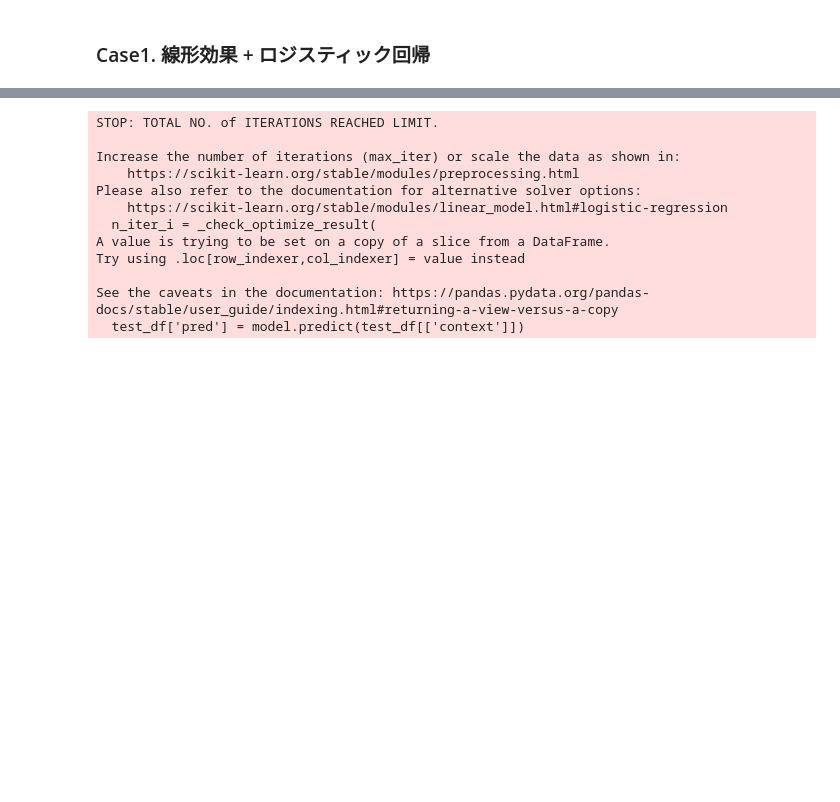
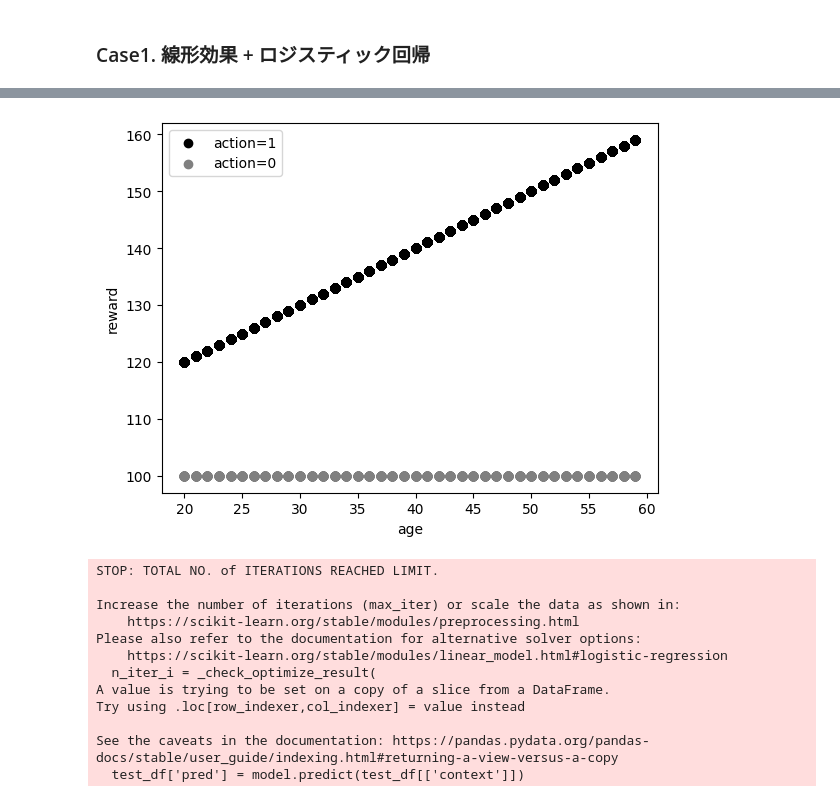
Before and after one commit to yusuke-kayahara/kyhr-study, a Jupyter notebook: code/draft/2409_obp/ipwlearner.ipynb, the cells around one changed output, grey strips where cells are left out. Cells and saved outputs as stored; diff of their text form; code cells hidden in the pictures; blank space fills up the shorter version.

```diff
--- a/code/draft/2409_obp/ipwlearner.ipynb
+++ b/code/draft/2409_obp/ipwlearner.ipynb
@@ -68,6 +69,16 @@ df
 | 19998 | 48 | 48 | 148 | 1 | 0.9 | 164.444444 | 0 |
 | 19999 | 44 | 44 | 144 | 1 | 0.9 | 160.000000 | 0 |
 20000 rows × 7 columns
+# %%
+# contextとrewardのplot
+plt.scatter(df.query('action == 1')['age'], df.query('action == 1')['reward'], c='black', label='action=1')
+plt.scatter(df.query('action == 0')['age'], df.query('action == 0')['reward'], c='grey', label='action=0')
+plt.xlabel('age')
+plt.ylabel('reward')
+plt.legend()
+plt.show()
+# %% [output]
+[figure, added]
 # %%
 train_df = df[df['train_flag'] == 1]
 test_df = df[df['train_flag'] == 0]
```
Also changed, not shown: parts of 15 cells of this notebook.
